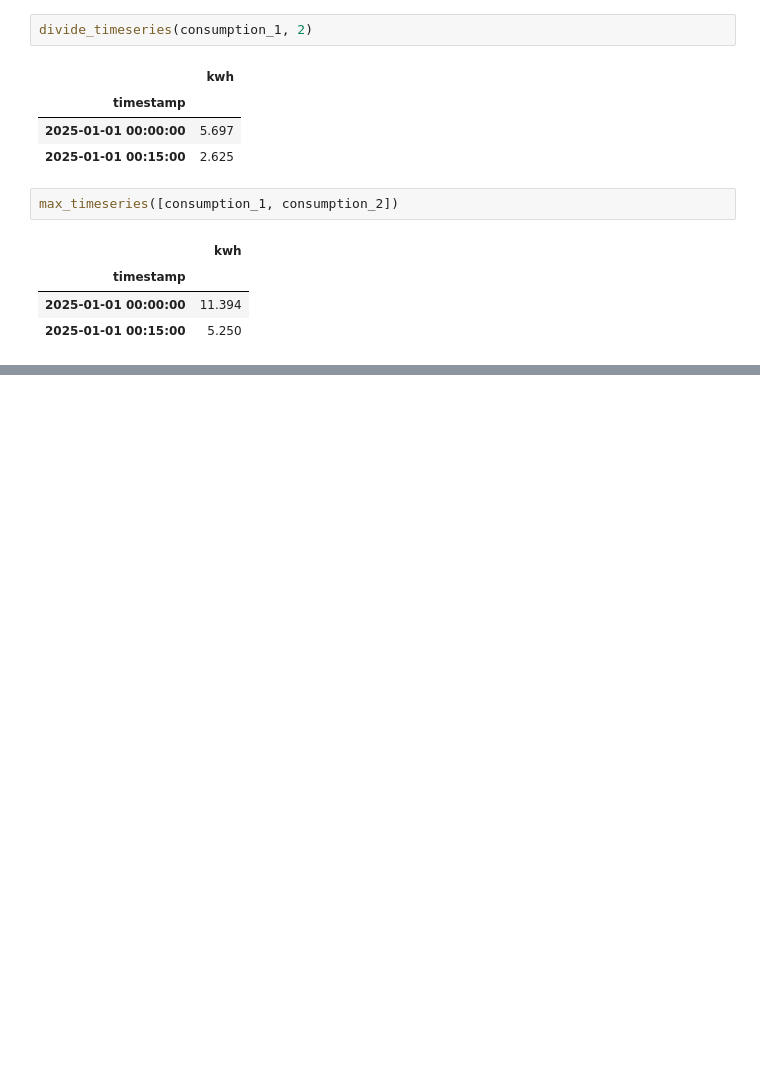
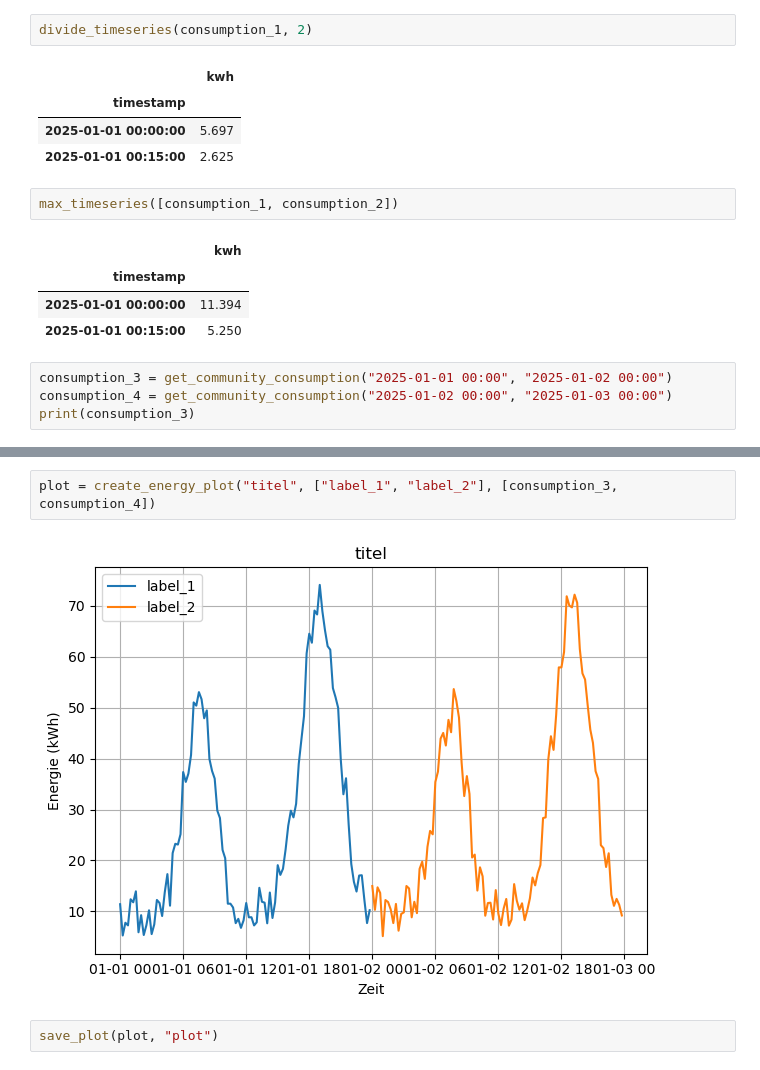
Before and after one commit to ds231002/ba, a Jupyter notebook: src/03_tools.ipynb, the cells around one changed output, grey strips where cells are left out. Saved outputs shown, nothing was run; the diff lists cells and outputs as text; blank space fills up the shorter version.

```diff
--- a/src/03_tools.ipynb
+++ b/src/03_tools.ipynb
@@ -76,3 +78,7 @@ max_timeseries([consumption_1, consumption_2])
 | timestamp |  |
 | 2025-01-01 00:00:00 | 11.394 |
 | 2025-01-01 00:15:00 | 5.250 |
+# %%
+consumption_3 = get_community_consumption("2025-01-01 00:00", "2025-01-02 00:00")
+consumption_4 = get_community_consumption("2025-01-02 00:00", "2025-01-03 00:00")
+print(consumption_3)
@@ -78,0 +101,6 @@ max_timeseries([consumption_1, consumption_2])
+# %%
+plot = create_energy_plot("titel", ["label_1", "label_2"], [consumption_3, consumption_4])
+# %% [output]
+[figure, added]
+# %%
+save_plot(plot, "plot")
```
Also changed, not shown: parts of 2 cells of this notebook, 9 other files.
